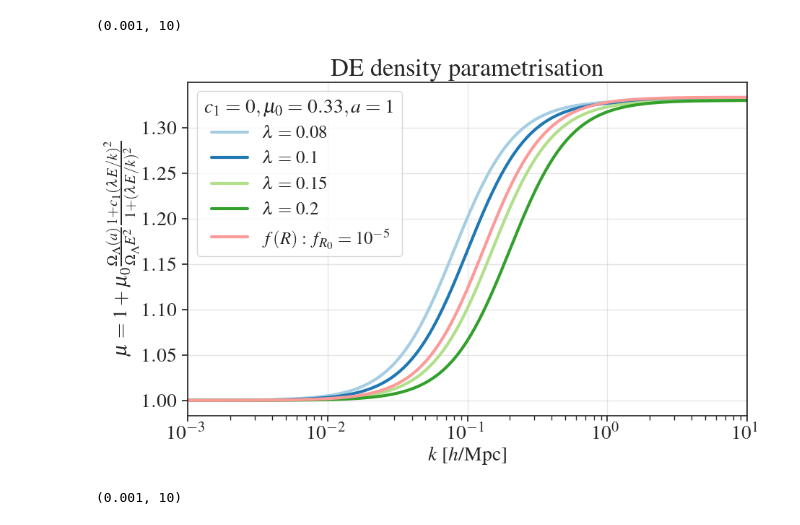
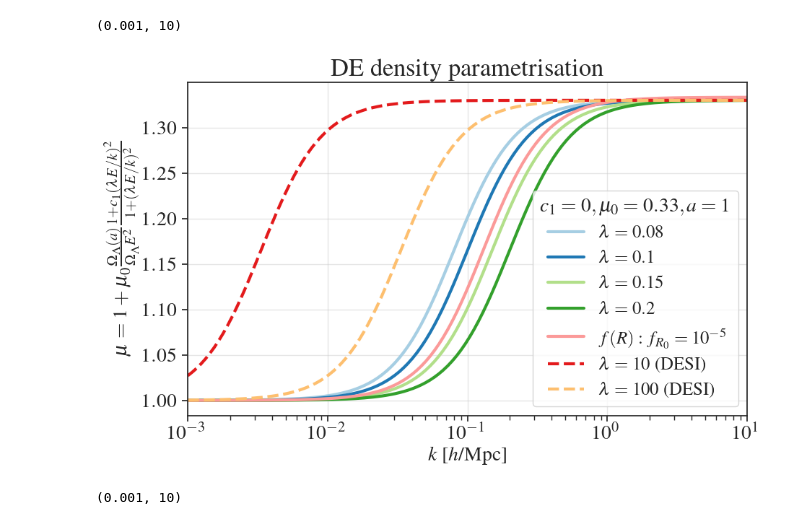
Before and after one commit to MariaTsedrik/MGLensing, a Jupyter notebook: tutorials/match_mukz_fofr.ipynb, the cells around one changed output. Cells and saved outputs as stored; diff of their text form; code cells hidden in the pictures.

```diff
--- a/tutorials/match_mukz_fofr.ipynb
+++ b/tutorials/match_mukz_fofr.ipynb
@@ -40,29 +40,37 @@ def mu_DE_a(a, mu0, c1, lamb):
     omegaL0 = (1.-omega0)
     E = np.sqrt(omega0/a**3 + omegaL)
     return 1. + mu0*(omegaL/E**2)/omegaL0*((1+c1*(lamb*E/k)**2)/(1.+(lamb*E/k)**2))
+h0 = 1./2997.92458
+def mu_DE_a_DESI(a, mu0, c1, lamb):
+    omegaL = (1.-omega0) * a**(-3.*(1.+w0+wa)) * np.exp(3.*(-1.+a)*wa)
+    omegaL0 = (1.-omega0)
+    E = np.sqrt(omega0/a**3 + omegaL)
+    return 1. + mu0*(omegaL/E**2)/omegaL0*((1+c1*(lamb*h0*E/k)**2)/(1.+(lamb*h0*E/k)**2))
 # %%
 c1 = 0.0
 mu_DE = lambda lamb: 1. + mu0*(omegaL/E**2)/omegaL0*((1+c1*(lamb*E/k)**2)/(1.+(lamb*E/k)**2))
 var1 = (k/a)**2
 h0 = 1./2997.92458
 fR0 = 10**(-5.)
 mu_fofR = 1. + var1/(3.*(var1+(omega0/a**3-4.*(omega0-1.))**3/(2.*fR0/h0**2*(4.-3.*omega0)**2)));
 fig, ax = plt.subplots(figsize=(10, 6), facecolor='w', sharex=True, sharey=True)
 #ax.semilogx(k, mu_DE(0.08), label='$\\lambda=0.08$')
 ax.semilogx(k, mu_DE_a(1, 0.33, 0.0, 0.08), label='$\\lambda=0.08$')
 ax.semilogx(k, mu_DE(0.1), label='$\\lambda=0.1$')
 ax.semilogx(k, mu_DE(0.15), label='$\\lambda=0.15$')
 ax.semilogx(k, mu_DE(0.2), label='$\\lambda=0.2$')
 ax.semilogx(k, mu_fofR, label='$f(R): f_{R_0}=10^{-5}$')
+ax.semilogx(k, mu_DE_a_DESI(1, 0.33, 0.0, 10.), label='$\\lambda=10$ (DESI)', ls='--')
+ax.semilogx(k, mu_DE_a_DESI(1, 0.33, 0.0, 100.), label='$\\lambda=100$ (DESI)', ls='--')
 ax.legend(title='$c_1=0, \\mu_0=0.33, a=1$', title_fontsize=20)
 ax.set_xlabel('$k$ [$h$/Mpc]')
 ax.set_ylabel('$\\mu=1+\\mu_0\\frac{\\Omega_\Lambda(a)}{\\Omega_\Lambda E^2}\\frac{1+c_1(\\lambda E/k)^2}{1+(\\lambda E/k)^2}$')
 ax.set_title('DE density parametrisation')
 ax.grid(alpha=0.5)
 ax.set_xlim(0.001, 10)
 # %% [output]
 (0.001, 10)
-[figure, old version]
+[figure, new version]
 # %%
 zz = np.array([0., 0.5, 1., 2.])
 aa = 1./(1.+zz)
```
Also changed, not shown: 35 other files.
